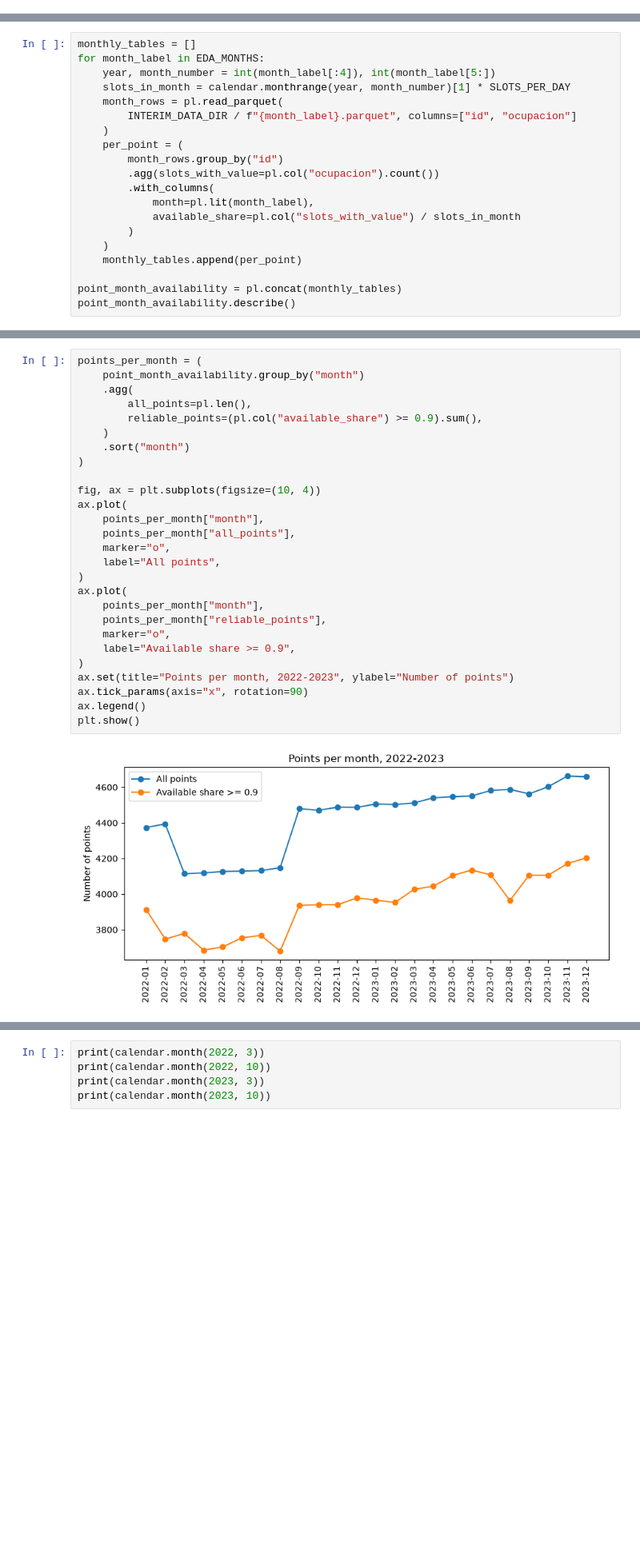
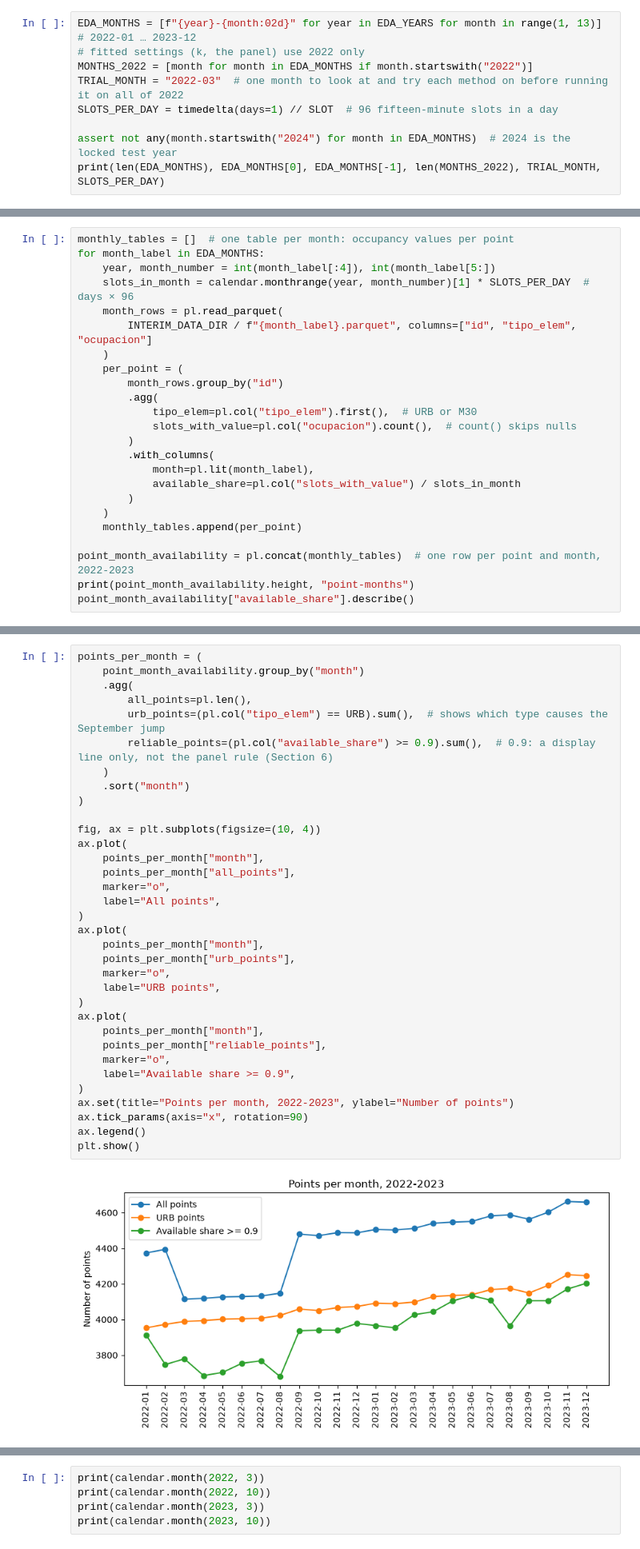
Before and after one commit to AnhTRJotnar/madrid-congestion, a Jupyter notebook: notebooks/1.0-anh-initial-exploration.ipynb, the cells around one changed output, grey strips where cells are left out. Shown at 80% size. Saved outputs shown, nothing was run; the diff lists cells and outputs as text; blank space fills up the shorter version.

```diff
--- a/notebooks/1.0-anh-initial-exploration.ipynb
+++ b/notebooks/1.0-anh-initial-exploration.ipynb
@@ -26,0 +39,9 @@ Look at one month to learn what each column holds before writing any rule.
+# %%
+EDA_MONTHS = [f"{year}-{month:02d}" for year in EDA_YEARS for month in range(1, 13)]  # 2022-01 … 2023-12
+# fitted settings (k, the panel) use 2022 only
+MONTHS_2022 = [month for month in EDA_MONTHS if month.startswith("2022")]
+TRIAL_MONTH = "2022-03"  # one month to look at and try each method on before running it on all of 2022
+SLOTS_PER_DAY = timedelta(days=1) // SLOT  # 96 fifteen-minute slots in a day
+
+assert not any(month.startswith("2024") for month in EDA_MONTHS)  # 2024 is the locked test year
+print(len(EDA_MONTHS), EDA_MONTHS[0], EDA_MONTHS[-1], len(MONTHS_2022), TRIAL_MONTH, SLOTS_PER_DAY)
@@ -68,14 +117,17 @@ Replaced by step 4 (panel). The September 2022 jump is the M30 points returning,
 # %%
-monthly_tables = []
+monthly_tables = []  # one table per month: occupancy values per point
 for month_label in EDA_MONTHS:
     year, month_number = int(month_label[:4]), int(month_label[5:])
-    slots_in_month = calendar.monthrange(year, month_number)[1] * SLOTS_PER_DAY
+    slots_in_month = calendar.monthrange(year, month_number)[1] * SLOTS_PER_DAY  # days × 96
     month_rows = pl.read_parquet(
-        INTERIM_DATA_DIR / f"{month_label}.parquet", columns=["id", "ocupacion"]
+        INTERIM_DATA_DIR / f"{month_label}.parquet", columns=["id", "tipo_elem", "ocupacion"]
     )
     per_point = (
         month_rows.group_by("id")
-        .agg(slots_with_value=pl.col("ocupacion").count())
+        .agg(
+            tipo_elem=pl.col("tipo_elem").first(),  # URB or M30
+            slots_with_value=pl.col("ocupacion").count(),  # count() skips nulls
+        )
         .with_columns(
             month=pl.lit(month_label),
             available_share=pl.col("slots_with_value") / slots_in_month
@@ -83,6 +135,7 @@ for month_label in EDA_MONTHS:
     )
     monthly_tables.append(per_point)
 
-point_month_availability = pl.concat(monthly_tables)
-point_month_availability.describe()
+point_month_availability = pl.concat(monthly_tables)  # one row per point and month, 2022-2023
+print(point_month_availability.height, "point-months")
+point_month_availability["available_share"].describe()
 # %% [output]
@@ -133,29 +170,36 @@ plt.show()
 # %%
 points_per_month = (
     point_month_availability.group_by("month")
     .agg(
         all_points=pl.len(),
-        reliable_points=(pl.col("available_share") >= 0.9).sum(),
+        urb_points=(pl.col("tipo_elem") == URB).sum(),  # shows which type causes the September jump
+        reliable_points=(pl.col("available_share") >= 0.9).sum(),  # 0.9: a display line only, not the panel rule (Section 6)
     )
     .sort("month")
 )
 
 fig, ax = plt.subplots(figsize=(10, 4))
 ax.plot(
     points_per_month["month"],
     points_per_month["all_points"],
     marker="o",
     label="All points",
 )
 ax.plot(
     points_per_month["month"],
+    points_per_month["urb_points"],
+    marker="o",
+    label="URB points",
+)
+ax.plot(
+    points_per_month["month"],
     points_per_month["reliable_points"],
     marker="o",
     label="Available share >= 0.9",
 )
 ax.set(title="Points per month, 2022-2023", ylabel="Number of points")
 ax.tick_params(axis="x", rotation=90)
 ax.legend()
 plt.show()
 # %% [output]
-[figure, old version]
+[figure, new version]
```
Also changed, not shown: parts of 146 cells of this notebook, 2 other files.
